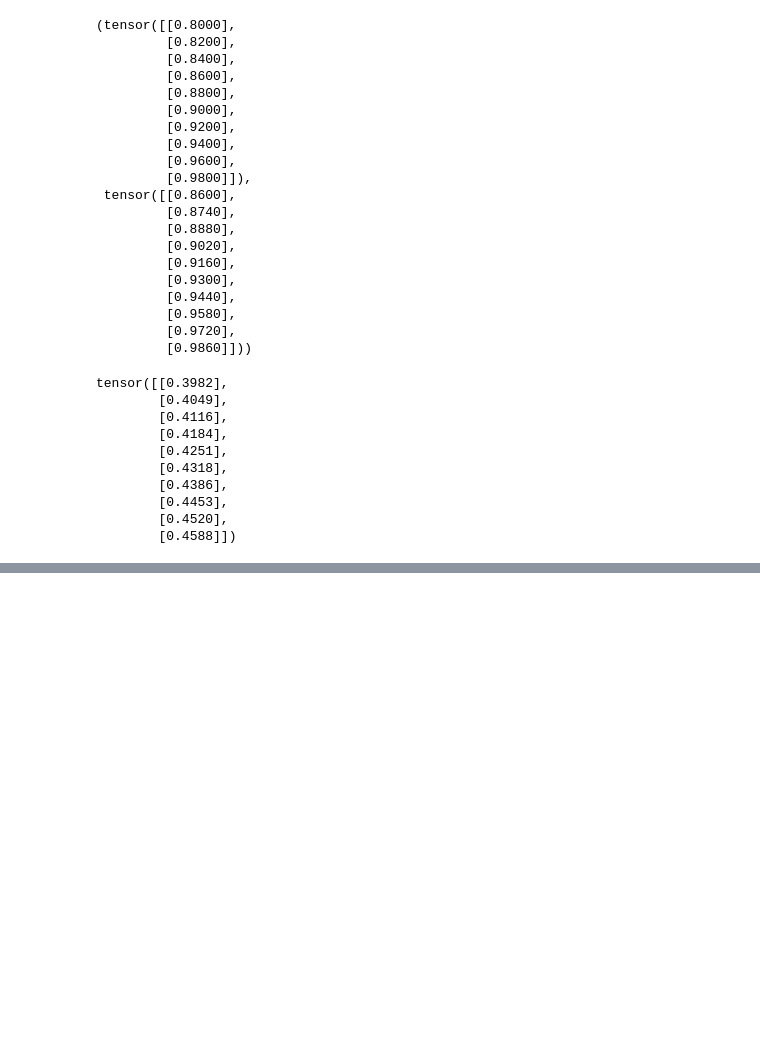
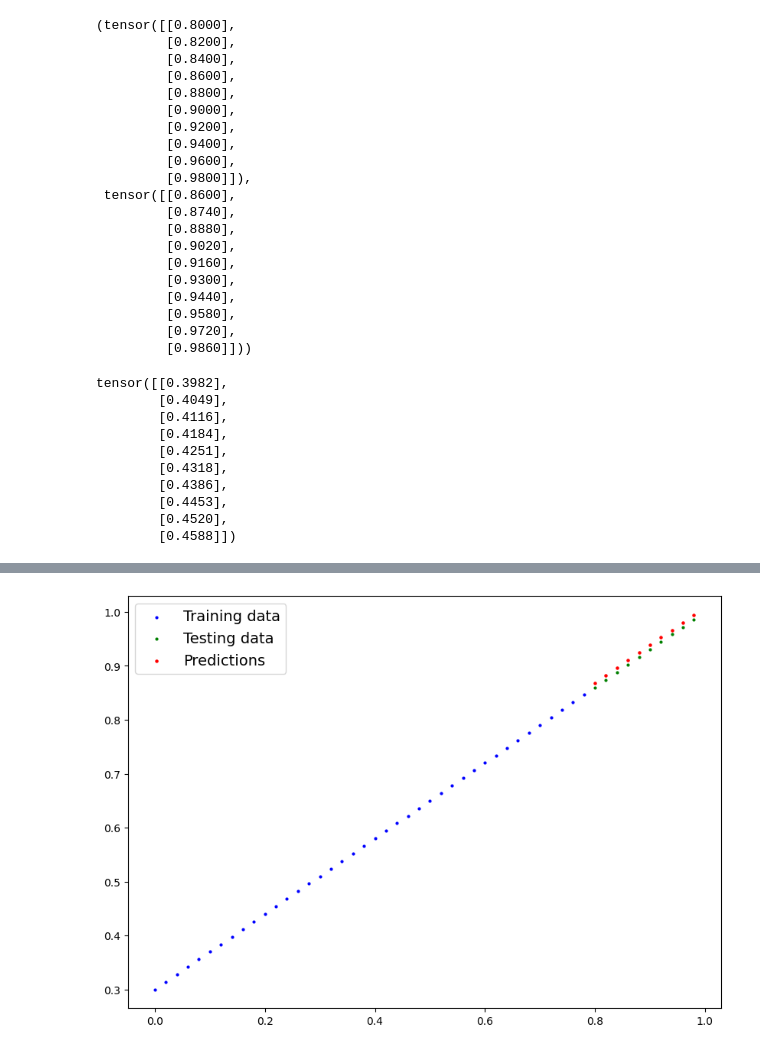
Before and after one commit to lcai000/pytorch_fundamentals, a Jupyter notebook: 01_pytorch_workflow.ipynb, the cells around one changed output, grey strips where cells are left out. Saved outputs shown, nothing was run; the diff lists cells and outputs as text; code cells hidden in the pictures; blank space fills up the shorter version.

```diff
--- a/01_pytorch_workflow.ipynb
+++ b/01_pytorch_workflow.ipynb
@@ -230,0 +395,4 @@ RuntimeError: Can't call numpy() on Tensor that requires grad. Use tensor.detach
+# %%
+with torch.inference_mode():
+  y_preds_new = model_0(X_test)
+y_preds_new
@@ -230,0 +410,4 @@ RuntimeError: Can't call numpy() on Tensor that requires grad. Use tensor.detach
+# %%
+plot_predictions(predictions=y_preds_new)
+# %% [output]
+[figure, added]
```
Also changed, not shown: parts of 31 cells of this notebook.
